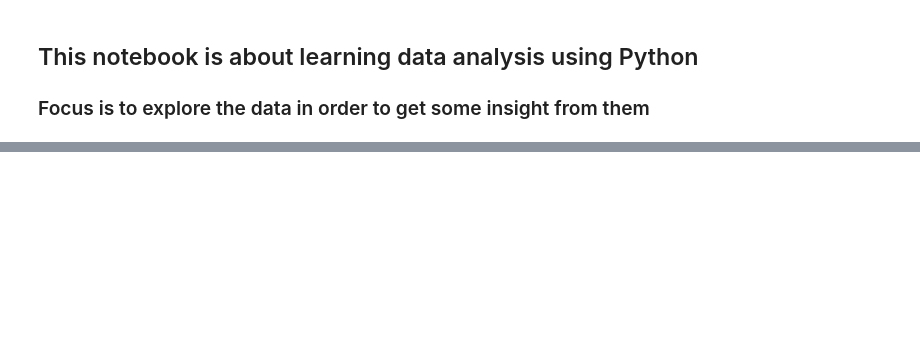
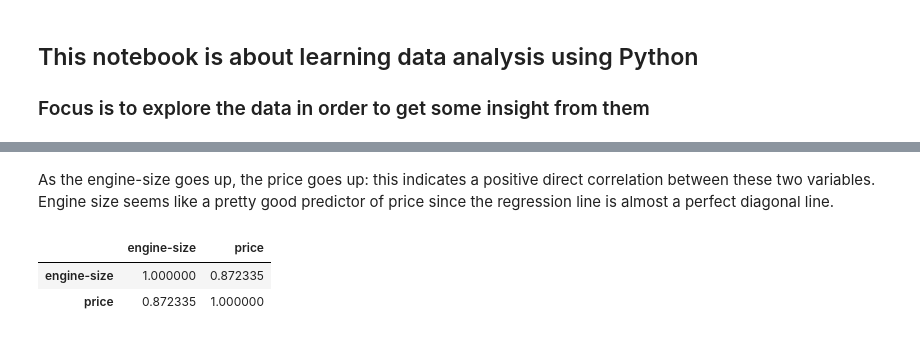
Before and after one commit to GuillaumeRouja/2019-Learning-Python-Data-Wrangling, a Jupyter notebook: data exploration 1.ipynb, the cells around one changed output, grey strips where cells are left out. Cells and saved outputs as stored; diff of their text form; code cells hidden in the pictures; blank space fills up the shorter version.

```diff
--- a/data exploration 1.ipynb
+++ b/data exploration 1.ipynb
@@ -20,0 +78,10 @@ df.head()
+# %% [markdown]
+As the engine-size goes up, the price goes up: this indicates a positive direct correlation between these two variables. Engine size seems like a pretty good predictor of price since the regression line is almost a perfect diagonal line.
+# %%
+# We can verify the above deduction by calculation the correlation between those 2 variables:
+
+df[["engine-size", "price"]].corr()
+# %% [output]
+|  | engine-size | price |
+| engine-size | 1.000000 | 0.872335 |
+| price | 0.872335 | 1.000000 |
```
Also changed, not shown: parts of 12 cells of this notebook.
